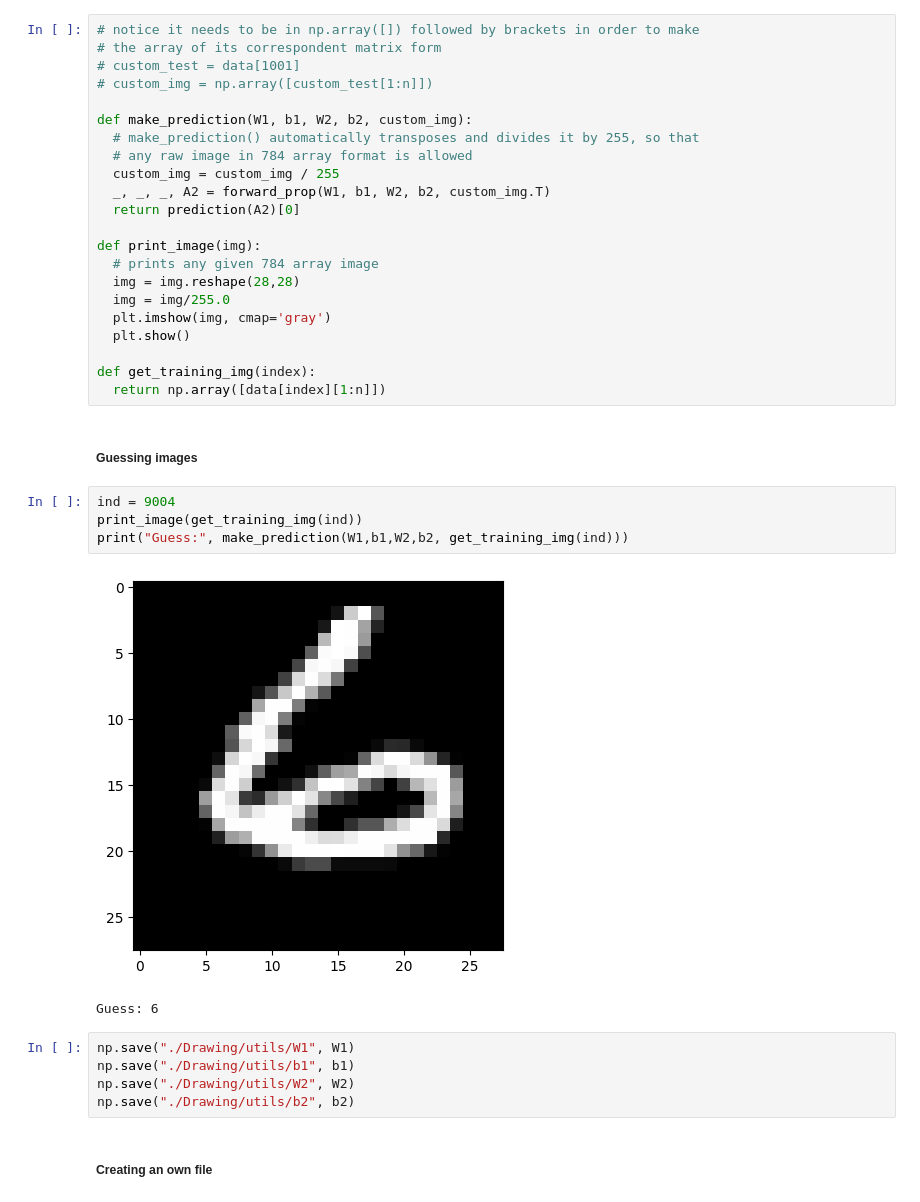
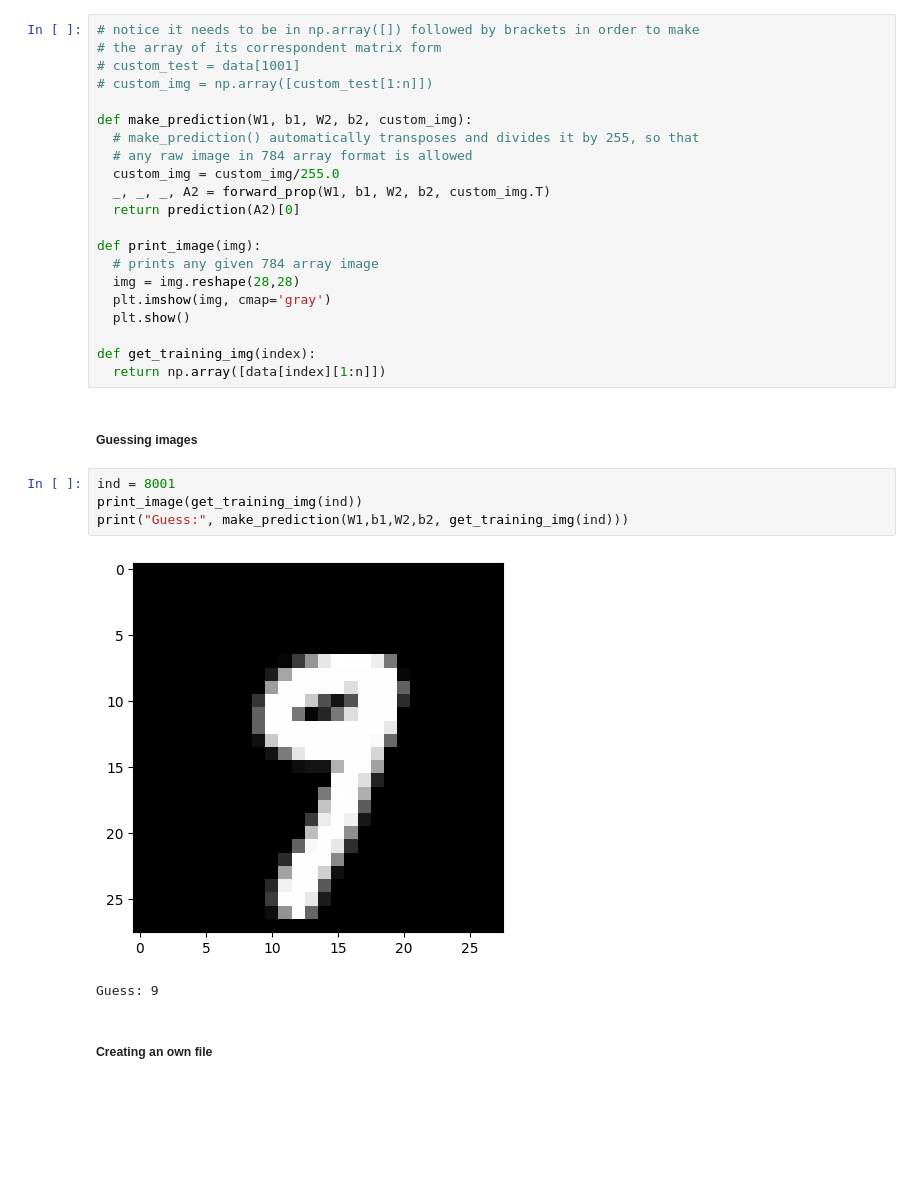
Before and after one commit to martinswagner021/perceptron-network, a Jupyter notebook: ANN_From_Scratch.ipynb, the cells around one changed output. Drawn from its saved outputs; the diff is of its cells as text; blank space fills up the shorter version.

```diff
--- a/ANN_From_Scratch.ipynb
+++ b/ANN_From_Scratch.ipynb
@@ -147,14 +149,13 @@ Accuracy:  0.922
 def make_prediction(W1, b1, W2, b2, custom_img):
   # make_prediction() automatically transposes and divides it by 255, so that
   # any raw image in 784 array format is allowed
-  custom_img = custom_img / 255
+  custom_img = custom_img/255.0
   _, _, _, A2 = forward_prop(W1, b1, W2, b2, custom_img.T)
   return prediction(A2)[0]
 
 def print_image(img):
   # prints any given 784 array image
   img = img.reshape(28,28)
-  img = img/255.0
   plt.imshow(img, cmap='gray')
   plt.show()
 
@@ -163,17 +164,12 @@ def get_training_img(index):
 # %% [markdown]
 ##### Guessing images
 # %%
-ind = 9004
+ind = 8001
 print_image(get_training_img(ind))
 print("Guess:", make_prediction(W1,b1,W2,b2, get_training_img(ind)))
 # %% [output]
-[figure, old version]
+[figure, new version]
-Guess: 6
+Guess: 9
-# %%
-np.save("./Drawing/utils/W1", W1)
-np.save("./Drawing/utils/b1", b1)
-np.save("./Drawing/utils/W2", W2)
-np.save("./Drawing/utils/b2", b2)
 # %% [markdown]
 ##### Creating an own file
 # %%
```
Also changed, not shown: parts of 4 cells of this notebook, 5 other files.
